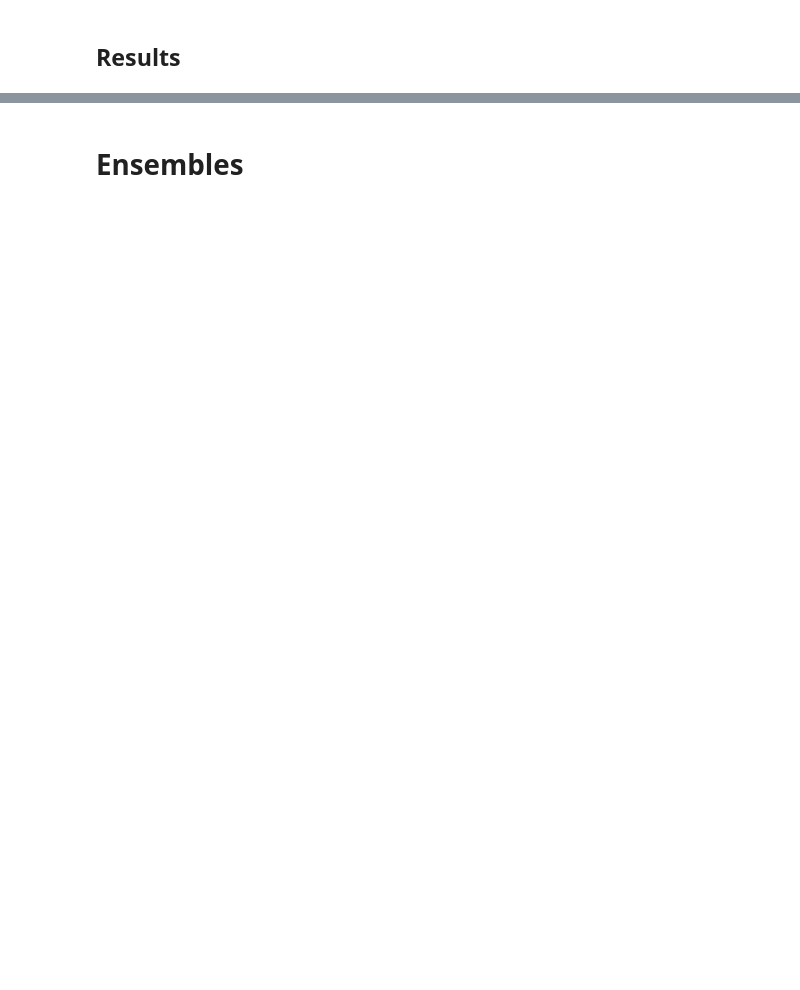
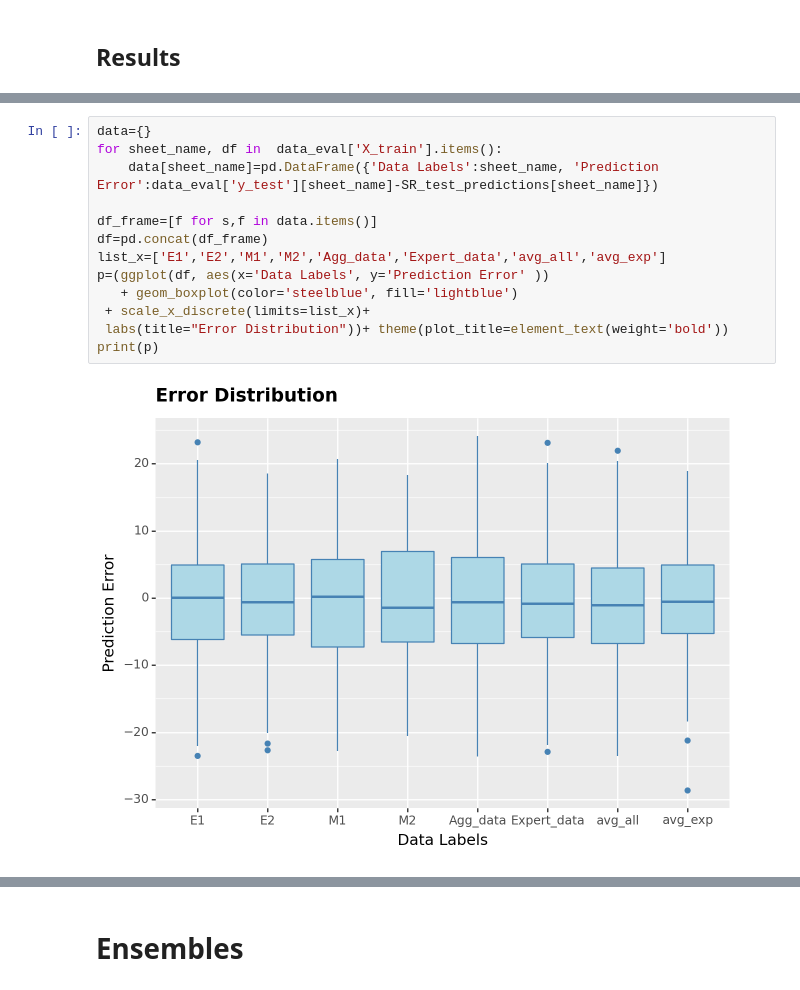
Before and after one commit to eber-ugr/Genetic-programming-ensembles, a Jupyter notebook: gp_ensembler.ipynb, the cells around one changed output, grey strips where cells are left out. Cells and saved outputs as stored; diff of their text form; blank space fills up the shorter version.

```diff
--- a/gp_ensembler.ipynb
+++ b/gp_ensembler.ipynb
@@ -262,3 +348,18 @@ Simplified equation
+# %%
+data={}
+for sheet_name, df in  data_eval['X_train'].items():
+    data[sheet_name]=pd.DataFrame({'Data Labels':sheet_name, 'Prediction Error':data_eval['y_test'][sheet_name]-SR_test_predictions[sheet_name]})
+
+df_frame=[f for s,f in data.items()]
+df=pd.concat(df_frame)
+list_x=['E1','E2','M1','M2','Agg_data','Expert_data','avg_all','avg_exp']
+p=(ggplot(df, aes(x='Data Labels', y='Prediction Error' ))
+   + geom_boxplot(color='steelblue', fill='lightblue')
+ + scale_x_discrete(limits=list_x)+
+ labs(title="Error Distribution"))+ theme(plot_title=element_text(weight='bold'))
+print(p)
+# %% [output]
+[figure, added]
 # %%
 
 for sheet_name, df in  data_eval['X_train'].items():
```
Also changed, not shown: parts of 60 cells of this notebook.
